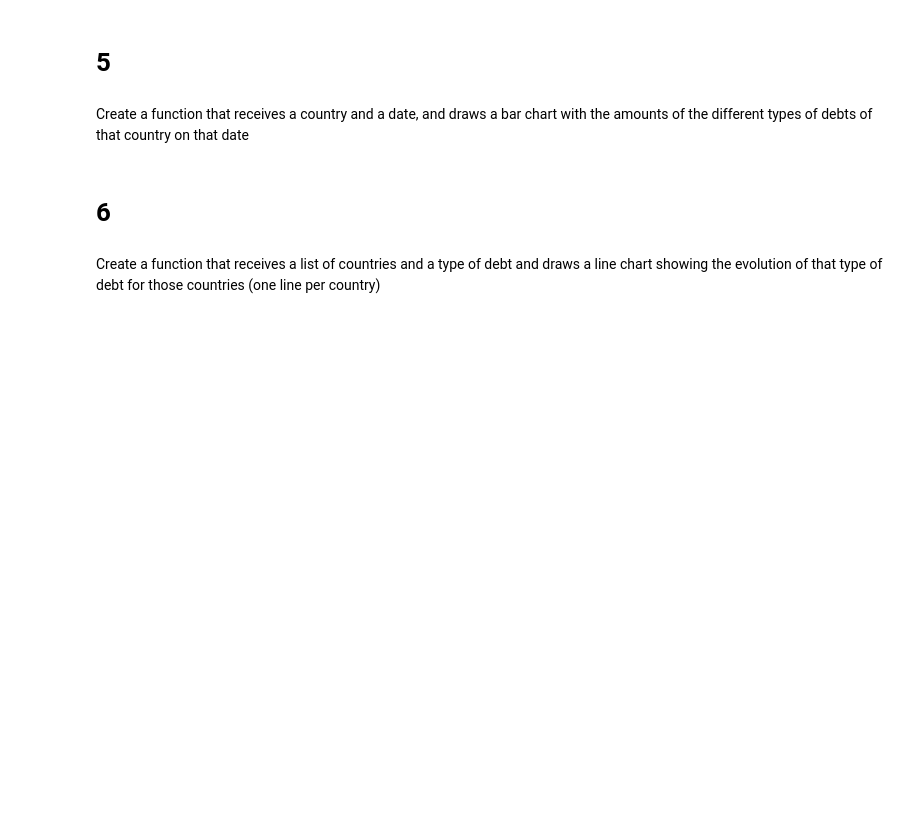
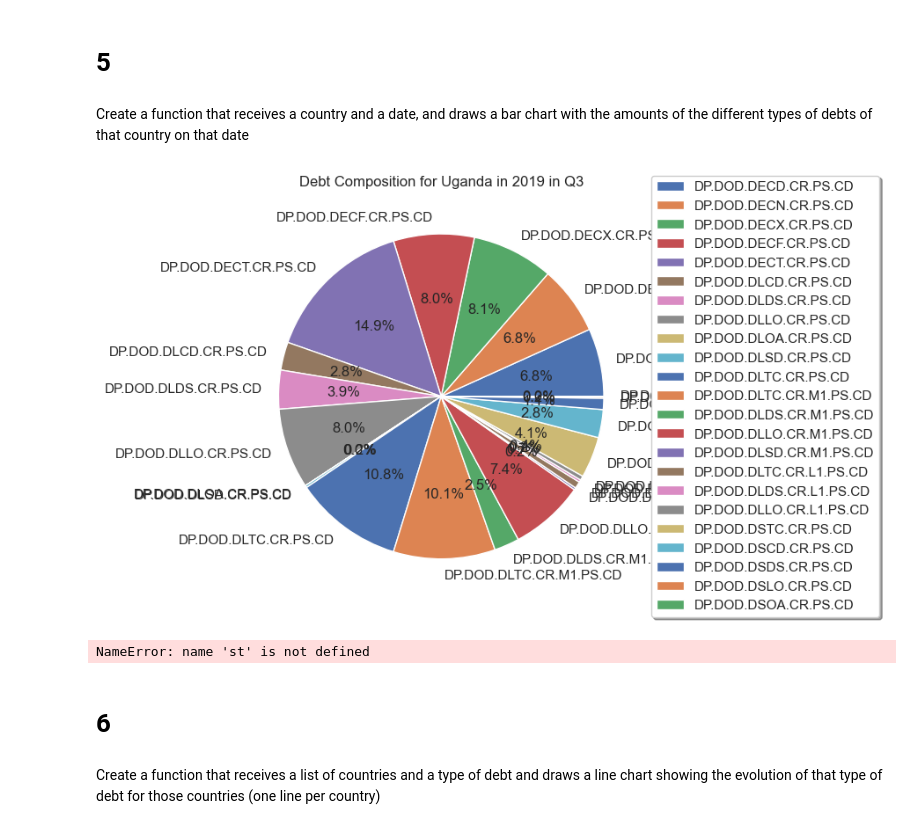
Before and after one commit to ymb287/IEU_Advanced_Coding_2, a Jupyter notebook: Project_2.ipynb, the cells around one changed output. Drawn from its saved outputs; the diff is of its cells as text; code cells hidden in the pictures; blank space fills up the shorter version.

```diff
--- a/Project_2.ipynb
+++ b/Project_2.ipynb
@@ -242,3 +245,27 @@ pie_chart('Uganda', '2019Q3')
+# %%
+import pandas as pd
+import seaborn as sns
+import matplotlib.pyplot as plt
+
+def pie_chart_all_debt(country, date):
+    df = debt_long[(debt_long['Country Name'] == country) & (debt_long['Date'] == date)]
+    df = df[df['Debt'] != 0]
+    sizes = df['Debt'].tolist()
+    labels = df['Series Code'].tolist()
+
+    fig, ax = plt.subplots(figsize=(6, 6))
+    sns.set(style="whitegrid")
+    plt.pie(sizes, labels=labels, autopct='%1.1f%%')
+    plt.title(f'Debt Composition for {country} in {date[:4]} in {date[-2:]}')
+    # Show the legend at the bottom with the amount of debt
+    plt.legend(loc='center left', bbox_to_anchor=(1, 0.5), shadow=True, ncol=1)
+    plt.show()
+    st.pyplot(fig)
+
+pie_chart_all_debt('Uganda', '2019Q3')
+# %% [output]
+[figure, added]
+NameError: name 'st' is not defined
 # %% [markdown]
 # 6
 # %% [markdown]
```
Also changed, not shown: parts of 3 cells of this notebook, 1 other file.
